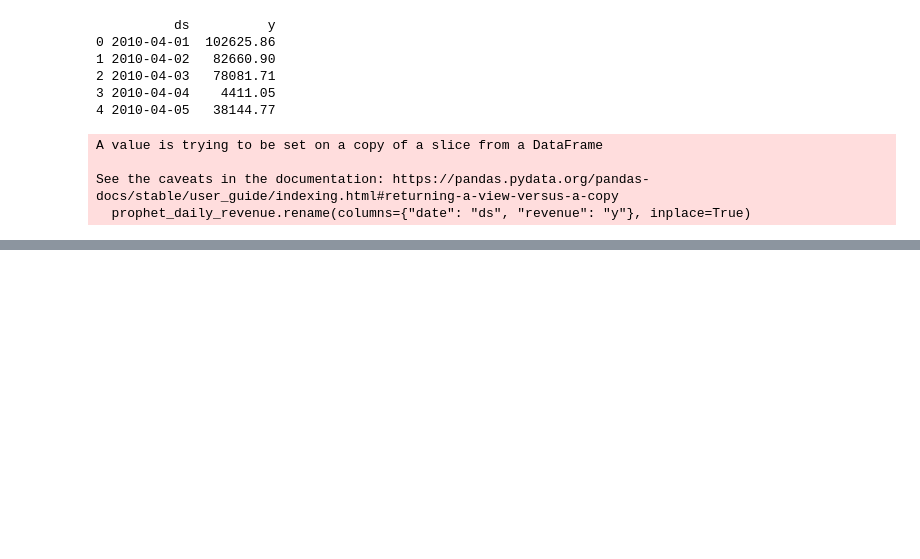
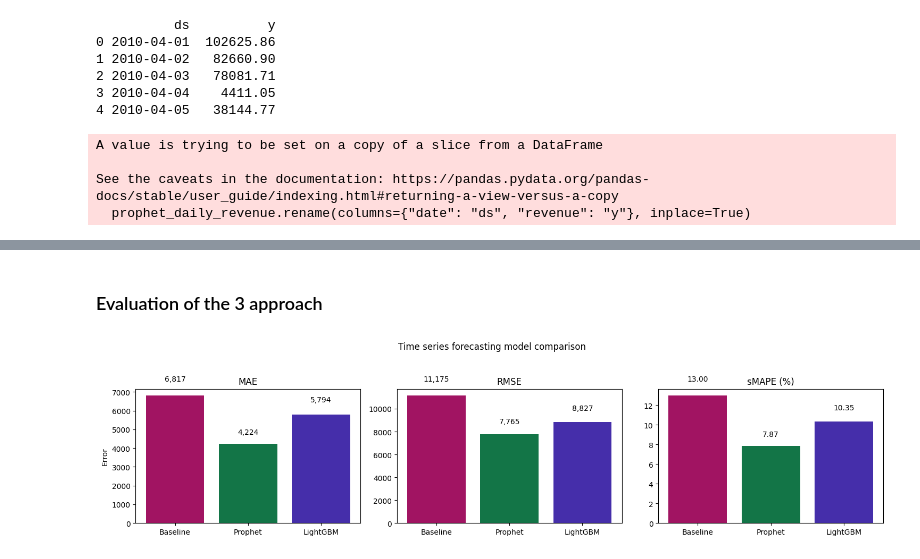
Before and after one commit to LaszloAbrok/machine-learning-case-studies, a Jupyter notebook: 1-time-series/notebook/time-series.ipynb, the cells around one changed output, grey strips where cells are left out. Saved outputs shown, nothing was run; the diff lists cells and outputs as text; code cells hidden in the pictures; blank space fills up the shorter version.

Commit message:
added lightgbm and solution comparison

```diff
--- a/1-time-series/notebook/time-series.ipynb
+++ b/1-time-series/notebook/time-series.ipynb
@@ -297,0 +464,5 @@ print(f"  sMAPE = {smape:.2f}%")
+# %%
+ml_predictions = pd.DataFrame(ml_predictions)
+ml_predictions.rename(columns={"ds": "date"}, inplace=True)
+ml_predictions = ml_predictions.merge(ml_df[["date", "revenue"]], on="date", how="left")
+print(ml_predictions.head())
@@ -297,0 +476,15 @@ print(f"  sMAPE = {smape:.2f}%")
+# %%
+def smape(y_true, y_pred):
+    return 100 * np.mean(2 * np.abs(y_pred - y_true) / (np.abs(y_true) + np.abs(y_pred)))
+
+eval_mask = ~ml_predictions["revenue"].isna()
+y_true = ml_predictions.loc[eval_mask, "revenue"]
+y_pred = ml_predictions.loc[eval_mask, "yhat"]
+
+lightgbm_mae = mean_absolute_error(y_true, y_pred)
+lightgbm_rmse = np.sqrt(mean_squared_error(y_true, y_pred))
+lightgbm_smape = smape(y_true, y_pred)
+
+print(f"LightGBM MAE  = {lightgbm_mae:,.2f}")
+print(f"LightGBM RMSE = {lightgbm_rmse:,.2f}")
+print(f"LightGBM sMAPE = {lightgbm_smape:.2f}%")
@@ -297,0 +503,33 @@ print(f"  sMAPE = {smape:.2f}%")
+# %% [markdown]
+### Evaluation of the 3 approach
+# %%
+# Compare MAE, RMSE and sMAPE for the three approaches
+models = ["Baseline", "Prophet", "LightGBM"]
+
+mae_vals = [baseline_mae, prophet_mae, lightgbm_mae]
+rmse_vals = [baseline_rmse, prophet_rmse, lightgbm_rmse]
+smape_vals = [baseline_smape, prophet_smape, lightgbm_smape]
+
+fig, axes = plt.subplots(1, 3, figsize=(15, 4))
+
+axes[0].bar(models, mae_vals, color=colors)
+axes[0].set_title("MAE")
+axes[0].set_ylabel("Error")
+for i, v in enumerate(mae_vals):
+    axes[0].text(i, v * 1.1, f"{v:,.0f}", ha="center", va="bottom")
+
+axes[1].bar(models, rmse_vals, color=colors)
+axes[1].set_title("RMSE")
+for i, v in enumerate(rmse_vals):
+    axes[1].text(i, v * 1.1, f"{v:,.0f}", ha="center", va="bottom")
+
+axes[2].bar(models, smape_vals, color=colors)
+axes[2].set_title("sMAPE (%)")
+for i, v in enumerate(smape_vals):
+    axes[2].text(i, v * 1.1, f"{v:.2f}", ha="center", va="bottom")
+
+plt.suptitle("Time series forecasting model comparison")
+plt.tight_layout(rect=[0, 0.03, 1, 0.95])
+plt.show()
+# %% [output]
+[figure, added]
```
Also changed, not shown: parts of 19 cells of this notebook, 1 other file.
